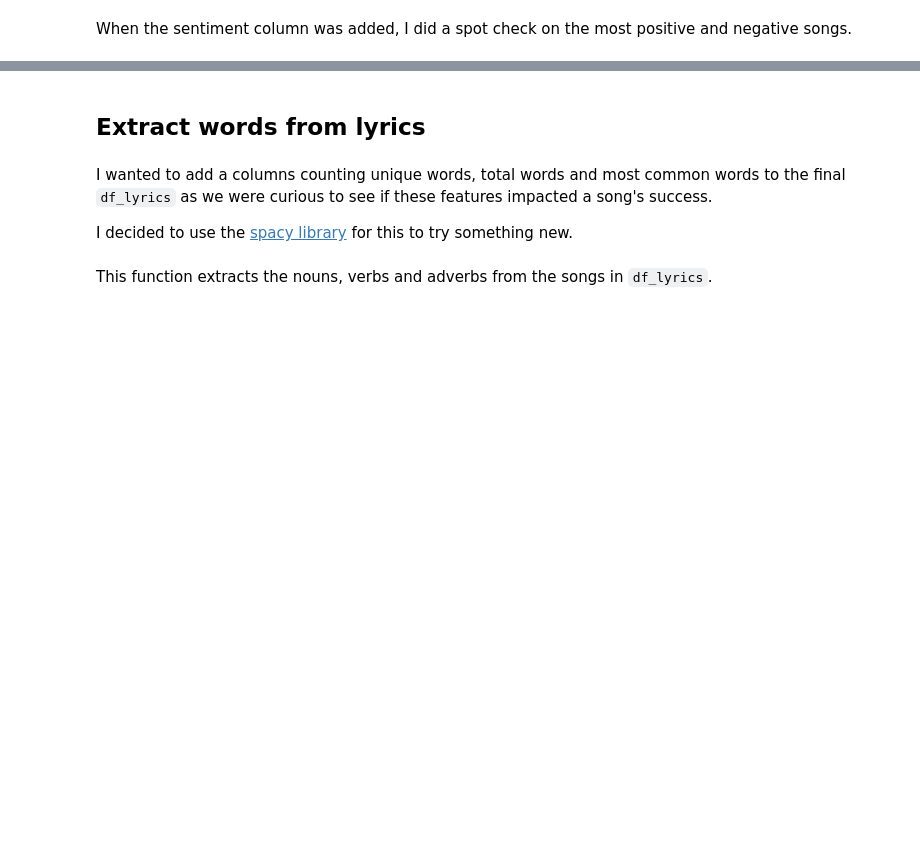
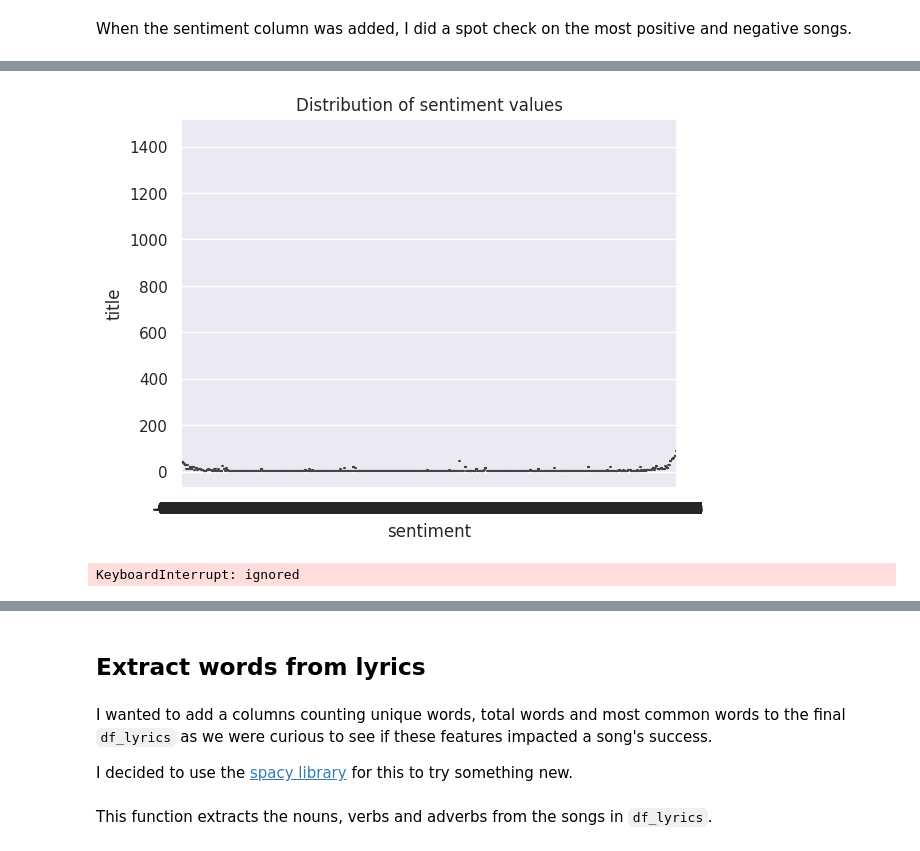
Before and after one commit to Joseph-Willem-Ricci/5450-final-project, a Jupyter notebook: CIS5450_Project.ipynb, the cells around one changed output, grey strips where cells are left out. Cells and saved outputs as stored; diff of their text form; code cells hidden in the pictures; blank space fills up the shorter version.

```diff
--- a/CIS5450_Project.ipynb
+++ b/CIS5450_Project.ipynb
@@ -1020,0 +1021,4 @@ df_lyrics_negative = df_lyrics.sort_values(by = ['sentiment'])
+# %%
+# group the data by genre and calculate the median sentiment for each group
+lyrics_sen = df_lyrics.groupby('sentiment').count().reset_index()
+lyrics_sen.head()
@@ -1020,0 +1032,13 @@ df_lyrics_negative = df_lyrics.sort_values(by = ['sentiment'])
+# %%
+# create the boxplot using Seaborn
+import seaborn as sns
+import matplotlib.pyplot as plt
+sns.boxplot(x='sentiment', y='title', data=lyrics_sen)
+
+# add a title to the plot
+plt.title('Distribution of sentiment values')
+
+# display the plot
+plt.show()
+# %% [output]
+[figure, added]
@@ -1020,0 +1057,13 @@ df_lyrics_negative = df_lyrics.sort_values(by = ['sentiment'])
+# %%
+# create the boxplot using Seaborn
+import seaborn as sns
+import matplotlib.pyplot as plt
+sns.boxplot(x='sentiment', y='unique word counts', data=df_lyrics)
+
+# add a title to the plot
+plt.title('Distribution of sentiment values')
+
+# display the plot
+plt.show()
+# %% [output]
+KeyboardInterrupt: ignored
```
Also changed, not shown: parts of 8 cells of this notebook.
